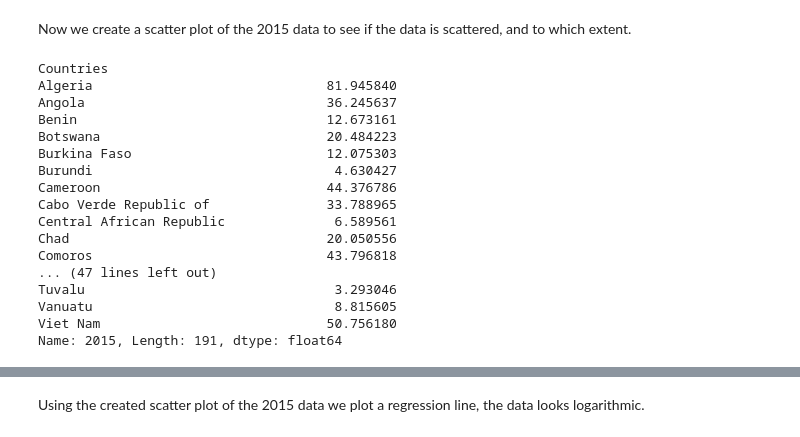
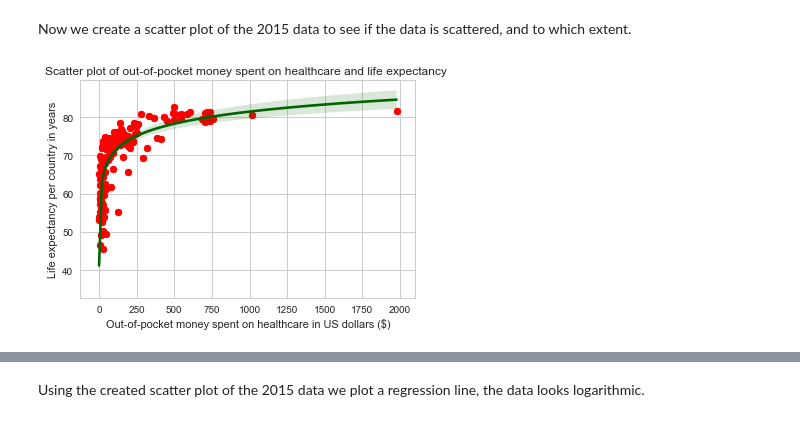
Before and after one commit to J-h-V/EPA1333FA, a Jupyter notebook: Group25-Copy1.ipynb, the cells around one changed output, grey strips where cells are left out. Cells and saved outputs as stored; diff of their text form; code cells hidden in the pictures.

```diff
--- a/Group25-Copy1.ipynb
+++ b/Group25-Copy1.ipynb
@@ -303,28 +304,31 @@ household_15["Australia"] =household_data.loc["2014"]["Australia"]
 life_exp_15 = life_exp_data.loc[2015]
 # %% [markdown]
 Now we create a scatter plot of the 2015 data to see if the data is scattered, and to which extent.
-# %%
-house_full = house_money
-house_full = house_full.drop(["Indicators","Unnamed: 2"], axis = 1).T
-life_full = LE_total
-hf15 = house_full.loc["2015"]
-lf15 = life_full.loc[2015]
-plt.scatter()
-# %% [output]
-Countries
-Algeria                              81.945840
-Angola                               36.245637
-Benin                                12.673161
-Botswana                             20.484223
-Burkina Faso                         12.075303
-Burundi                               4.630427
-Cameroon                             44.376786
-Cabo Verde Republic of               33.788965
-Central African Republic              6.589561
-Chad                                 20.050556
-Comoros                              43.796818
-... (47 lines left out)
-Tuvalu                                3.293046
-Vanuatu                               8.815605
-Viet Nam                             50.756180
-Name: 2015, Length: 191, dtype: float64
+# %%
+house_full = house_money
+house_full = house_full.drop(["Indicators","Unnamed: 2"], axis = 1).T
+hfm = house_full.mean(axis=0) #take average of 2000-2015
+lf_total = pd.DataFrame()
+for Country in life_exp["Entity"].unique():
+    lf_country = life_exp[life_exp["Entity"]==Country]
+    years = lf_country["Year"].values
+    lf_country = lf_country.set_index(years)
+    lf_country = lf_country.iloc[:,3:]
+    lf_country.columns = [Country]
+    if lf_total.empty:
+        lf_total = lf_country
+    else:
+        lf_total = pd.merge(lf_total, lf_country, left_index=True, right_index=True)
+life_full = lf_total[50:]
+lfm = life_full.mean(axis=0) #take average of 2000-2015
+lfm = lfm.reindex(hfm.index) #match country labels from both datasets
+plt.scatter(hfm,lfm,color="r")
+sns.set(style = "whitegrid")
+sns.regplot(x=hfm,y=lfm, logx = True, truncate = True,
+            scatter_kws={"color":"red"}, line_kws={ "color":"darkgreen"})
+plt.xlabel("Out-of-pocket money spent on healthcare in US dollars ($)")
+plt.ylabel("Life expectancy per country in years")
+plt.title("Scatter plot of out-of-pocket money spent on healthcare and life expectancy ")
+plt.show()
+# %% [output]
+[figure, added]
```
Also changed, not shown: parts of 5 cells of this notebook.
